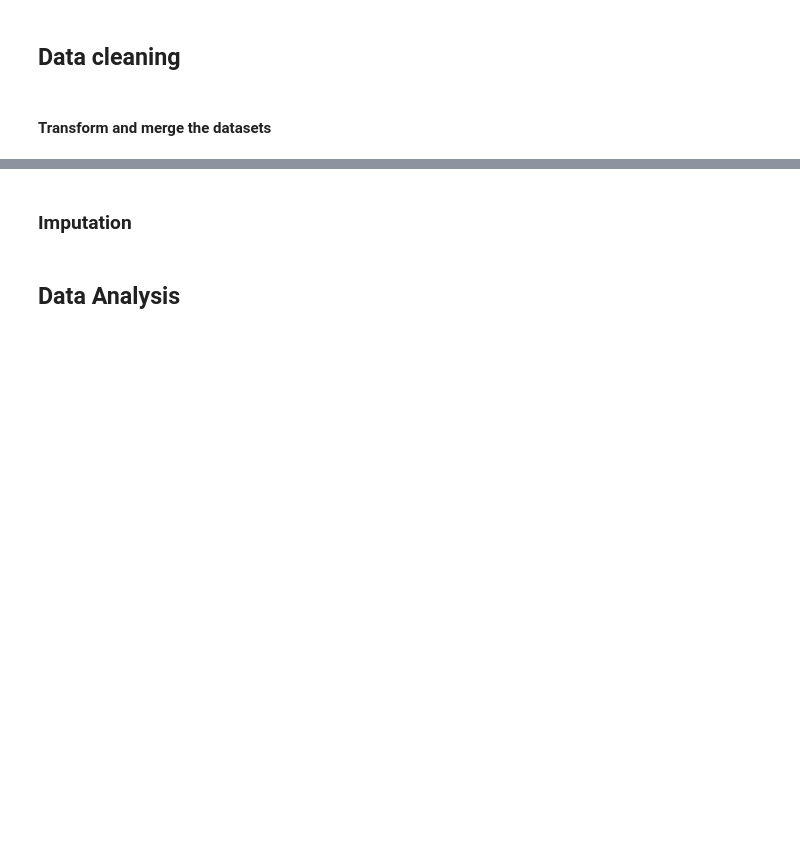
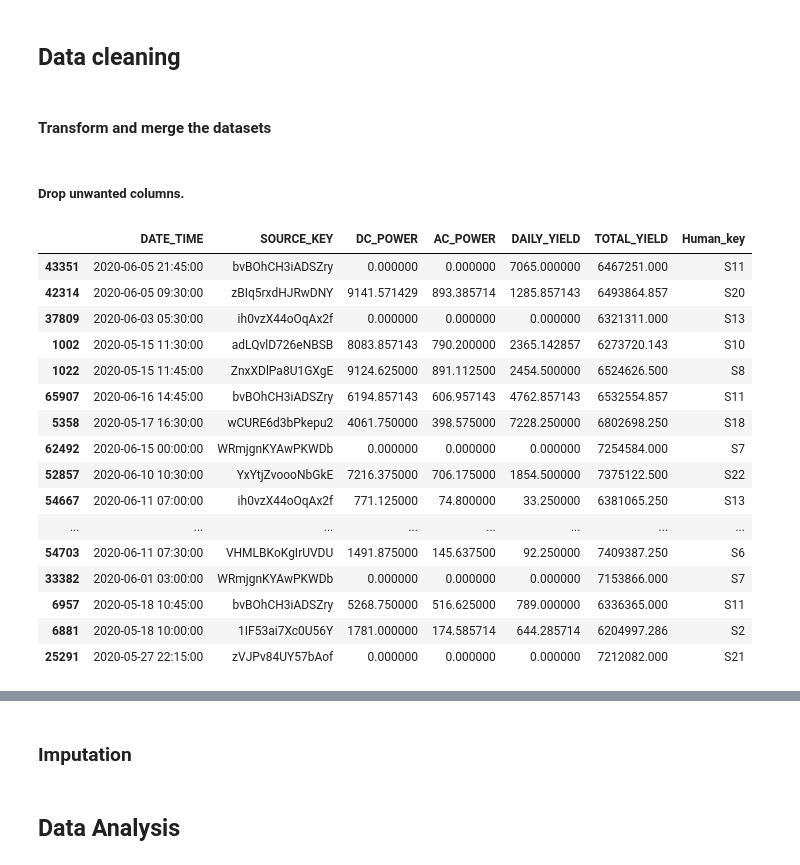
Before and after one commit to YohannesDK/DAT540_Group_11, a Jupyter notebook: DAT540_Group_11.ipynb, the cells around one changed output, grey strips where cells are left out. Saved outputs shown, nothing was run; the diff lists cells and outputs as text; code cells hidden in the pictures; blank space fills up the shorter version.

```diff
--- a/DAT540_Group_11.ipynb
+++ b/DAT540_Group_11.ipynb
@@ -242,4 +248,6 @@ Mean of Ambient Temperature from Plant2 28.069399882321143
 ## Data cleaning
 # %% [markdown]
 #### Transform and merge the datasets
+# %% [markdown]
+##### Drop unwanted columns.
 # %%
@@ -248,6 +255,27 @@ df_weather1 = plant_1_wea.drop(['PLANT_ID', 'SOURCE_KEY'], axis=1)
 df_plant1 = plant_1_gen.drop(['PLANT_ID'], axis=1)
 df_weather2 = plant_2_wea.drop(['PLANT_ID', 'SOURCE_KEY'], axis=1)
 df_plant2 = plant_2_gen.drop(['PLANT_ID'], axis=1)
+# %%
+df_plant1["Human_key"] = df_plant1["SOURCE_KEY"].map({val: f"S{i+1}" for i, val in enumerate(df_plant1["SOURCE_KEY"].unique())})
+df_plant1.sample(20)
+# %% [output]
+|  | DATE_TIME | SOURCE_KEY | DC_POWER | AC_POWER | DAILY_YIELD | TOTAL_YIELD | Human_key |
+| 43351 | 2020-06-05 21:45:00 | bvBOhCH3iADSZry | 0.000000 | 0.000000 | 7065.000000 | 6467251.000 | S11 |
+| 42314 | 2020-06-05 09:30:00 | zBIq5rxdHJRwDNY | 9141.571429 | 893.385714 | 1285.857143 | 6493864.857 | S20 |
+| 37809 | 2020-06-03 05:30:00 | ih0vzX44oOqAx2f | 0.000000 | 0.000000 | 0.000000 | 6321311.000 | S13 |
+| 1002 | 2020-05-15 11:30:00 | adLQvlD726eNBSB | 8083.857143 | 790.200000 | 2365.142857 | 6273720.143 | S10 |
+| 1022 | 2020-05-15 11:45:00 | ZnxXDlPa8U1GXgE | 9124.625000 | 891.112500 | 2454.500000 | 6524626.500 | S8 |
+| 65907 | 2020-06-16 14:45:00 | bvBOhCH3iADSZry | 6194.857143 | 606.957143 | 4762.857143 | 6532554.857 | S11 |
+| 5358 | 2020-05-17 16:30:00 | wCURE6d3bPkepu2 | 4061.750000 | 398.575000 | 7228.250000 | 6802698.250 | S18 |
+| 62492 | 2020-06-15 00:00:00 | WRmjgnKYAwPKWDb | 0.000000 | 0.000000 | 0.000000 | 7254584.000 | S7 |
+| 52857 | 2020-06-10 10:30:00 | YxYtjZvoooNbGkE | 7216.375000 | 706.175000 | 1854.500000 | 7375122.500 | S22 |
+| 54667 | 2020-06-11 07:00:00 | ih0vzX44oOqAx2f | 771.125000 | 74.800000 | 33.250000 | 6381065.250 | S13 |
+| ... | ... | ... | ... | ... | ... | ... | ... |
+| 54703 | 2020-06-11 07:30:00 | VHMLBKoKgIrUVDU | 1491.875000 | 145.637500 | 92.250000 | 7409387.250 | S6 |
+| 33382 | 2020-06-01 03:00:00 | WRmjgnKYAwPKWDb | 0.000000 | 0.000000 | 0.000000 | 7153866.000 | S7 |
+| 6957 | 2020-05-18 10:45:00 | bvBOhCH3iADSZry | 5268.750000 | 516.625000 | 789.000000 | 6336365.000 | S11 |
+| 6881 | 2020-05-18 10:00:00 | 1IF53ai7Xc0U56Y | 1781.000000 | 174.585714 | 644.285714 | 6204997.286 | S2 |
+| 25291 | 2020-05-27 22:15:00 | zVJPv84UY57bAof | 0.000000 | 0.000000 | 0.000000 | 7212082.000 | S21 |
 # %%
 #Formatedattime
 df_plant1['DATE_TIME']= pd.to_datetime(df_plant1['DATE_TIME'],format='%d-%m-%Y %H:%M')
```
Also changed, not shown: parts of 7 cells of this notebook.
